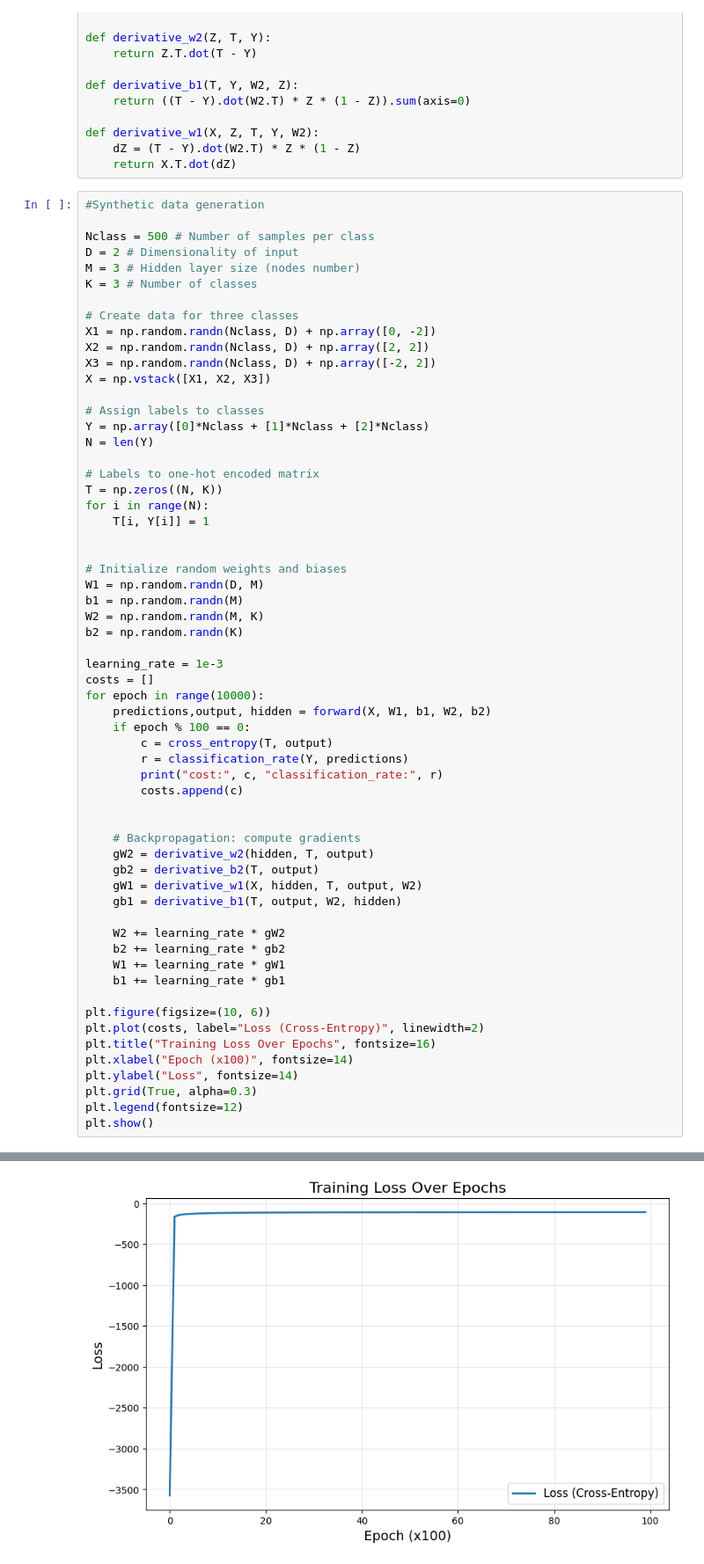
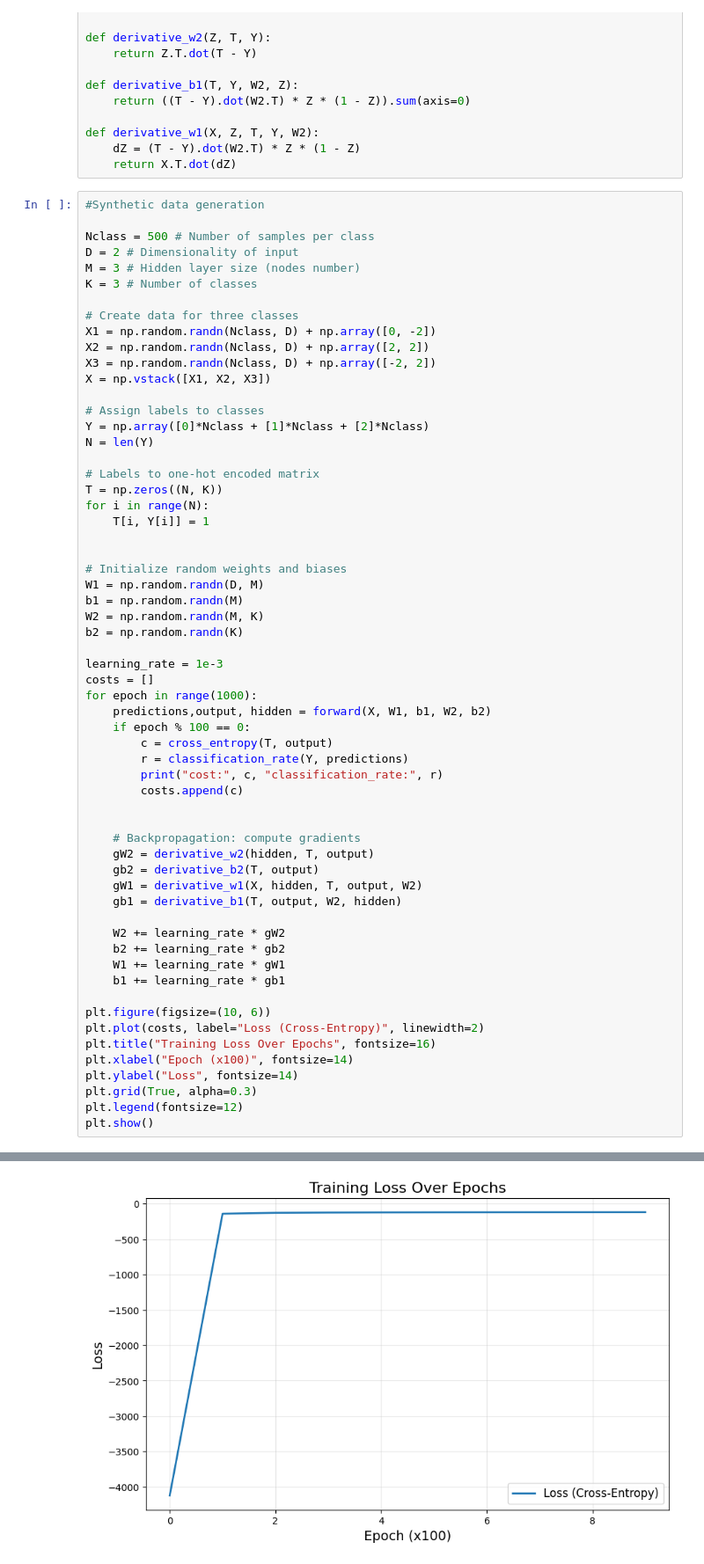
Before and after one commit to ktsolakidis/Feedforward_NN, a Jupyter notebook: FNN.ipynb, the cells around one changed output, grey strips where cells are left out. Shown: that part at 88% size. Drawn from its saved outputs; the diff is of its cells as text.

```diff
--- a/FNN.ipynb
+++ b/FNN.ipynb
@@ -89,7 +89,7 @@ b2 = np.random.randn(K)
 
 learning_rate = 1e-3
 costs = []
-for epoch in range(10000):
+for epoch in range(1000):
     predictions,output, hidden = forward(X, W1, b1, W2, b2)
     if epoch % 100 == 0:
         c = cross_entropy(T, output)
@@ -138 +131 @@ cost: -108.86249968397496 classification_rate: 0.9746666666666667
-[figure, old version]
+[figure, new version]
```
Also changed, not shown: parts of 1 cell of this notebook.
